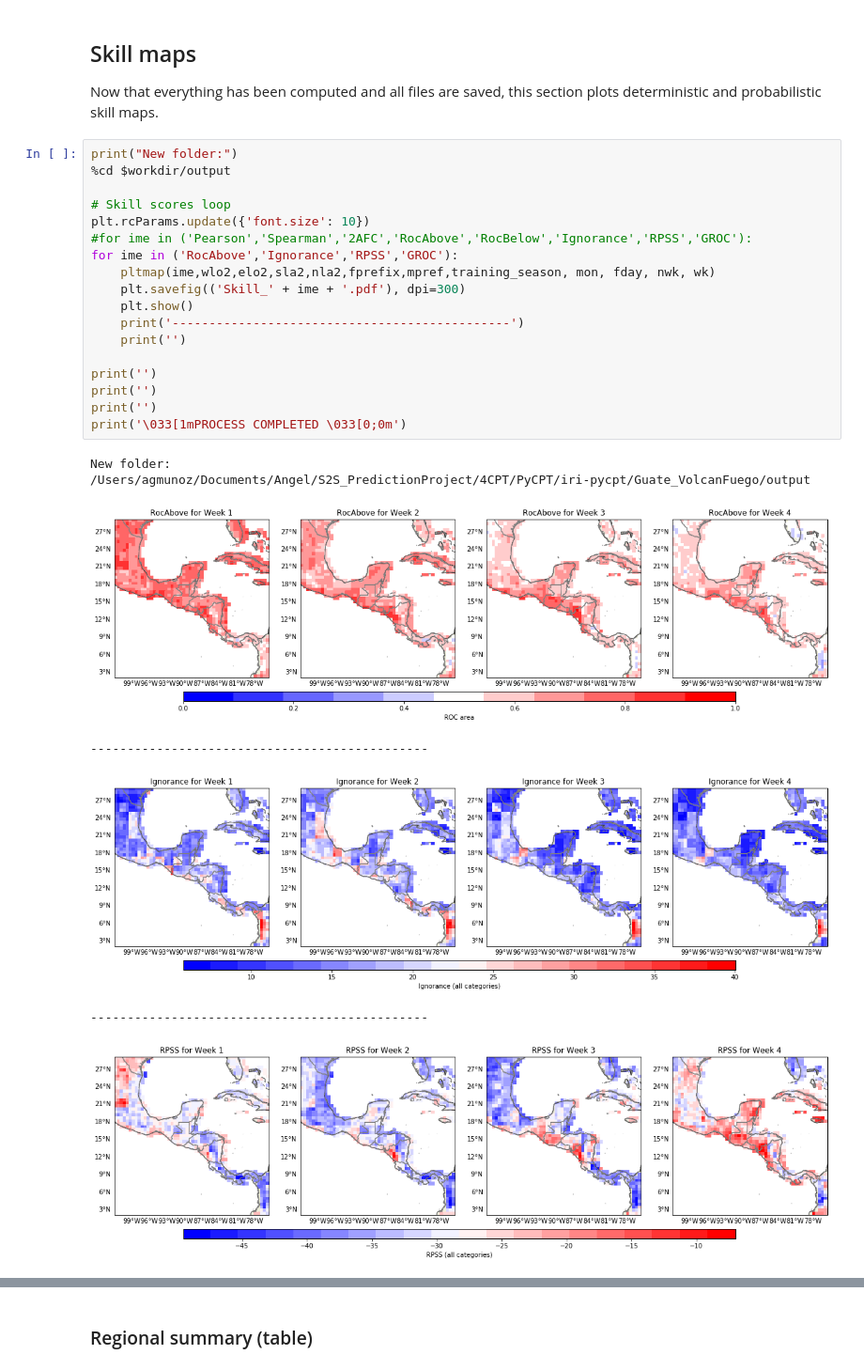
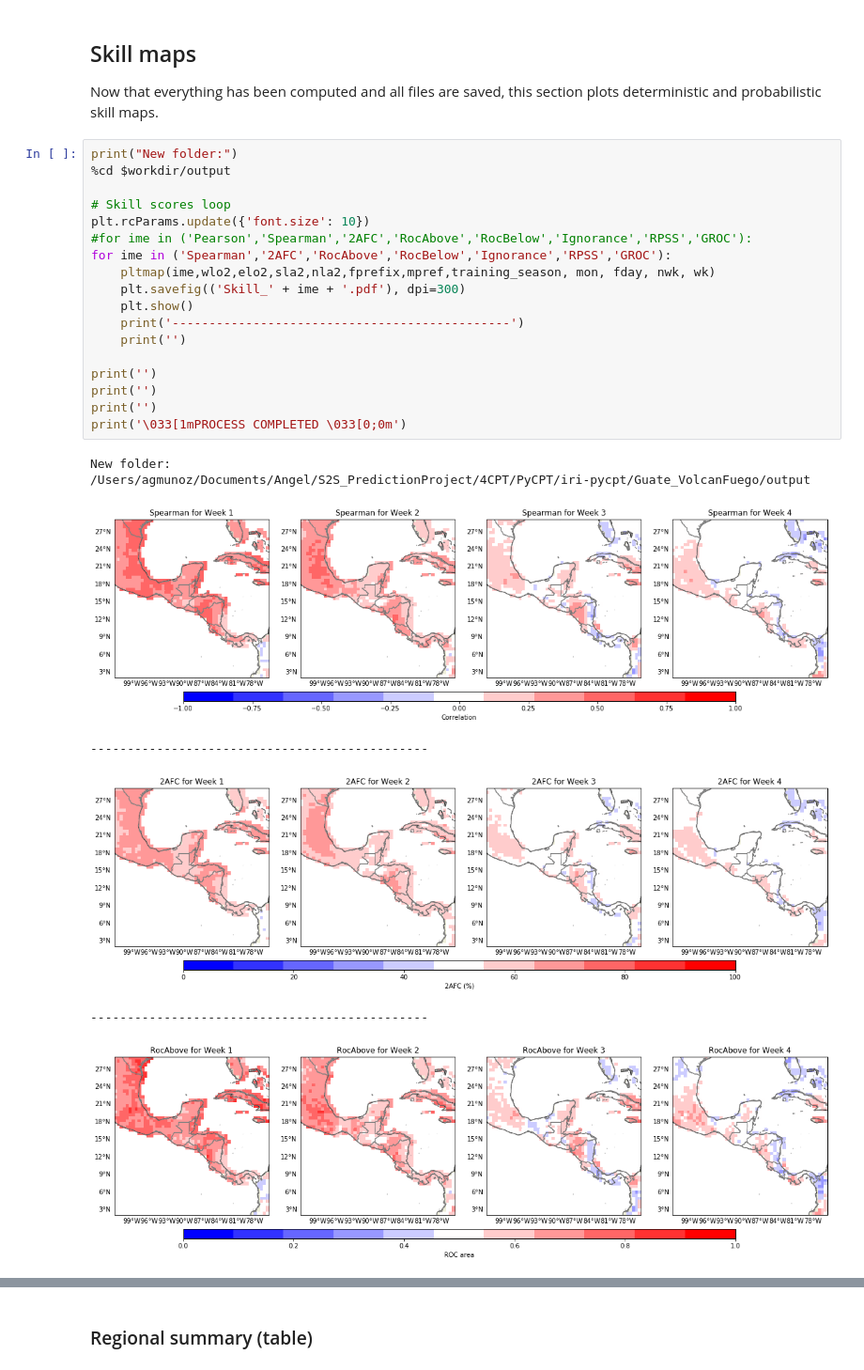
Before and after one commit to ssilje/iri-pycpt, a Jupyter notebook: PyCPT_s2sv1.7.ipynb, the cells around one changed output, grey strips where cells are left out. Shown at 94% size. Cells and saved outputs as stored; diff of their text form.

```diff
--- a/PyCPT_s2sv1.7.ipynb
+++ b/PyCPT_s2sv1.7.ipynb
@@ -318,27 +320,27 @@ Now that everything has been computed and all files are saved, this section plot
 # %%
 print("New folder:")
 %cd $workdir/output
 
 # Skill scores loop
 plt.rcParams.update({'font.size': 10})
 #for ime in ('Pearson','Spearman','2AFC','RocAbove','RocBelow','Ignorance','RPSS','GROC'):
-for ime in ('RocAbove','Ignorance','RPSS','GROC'):
+for ime in ('Spearman','2AFC','RocAbove','RocBelow','Ignorance','RPSS','GROC'):
     pltmap(ime,wlo2,elo2,sla2,nla2,fprefix,mpref,training_season, mon, fday, nwk, wk)
     plt.savefig(('Skill_' + ime + '.pdf'), dpi=300)
     plt.show()
     print('----------------------------------------------')
     print('')
 
 print('')
 print('')
 print('')
 print('\033[1mPROCESS COMPLETED \033[0;0m')
 # %% [output]
 New folder:
 /Users/agmunoz/Documents/Angel/S2S_PredictionProject/4CPT/PyCPT/iri-pycpt/Guate_VolcanFuego/output
-[figure, old version]
+[figure, new version]
 ----------------------------------------------
-[figure, old version]
+[figure, new version]
 ----------------------------------------------
-[figure, old version]
+[figure, new version]
 ----------------------------------------------
```
Also changed, not shown: parts of 11 cells of this notebook, 3 other files.
